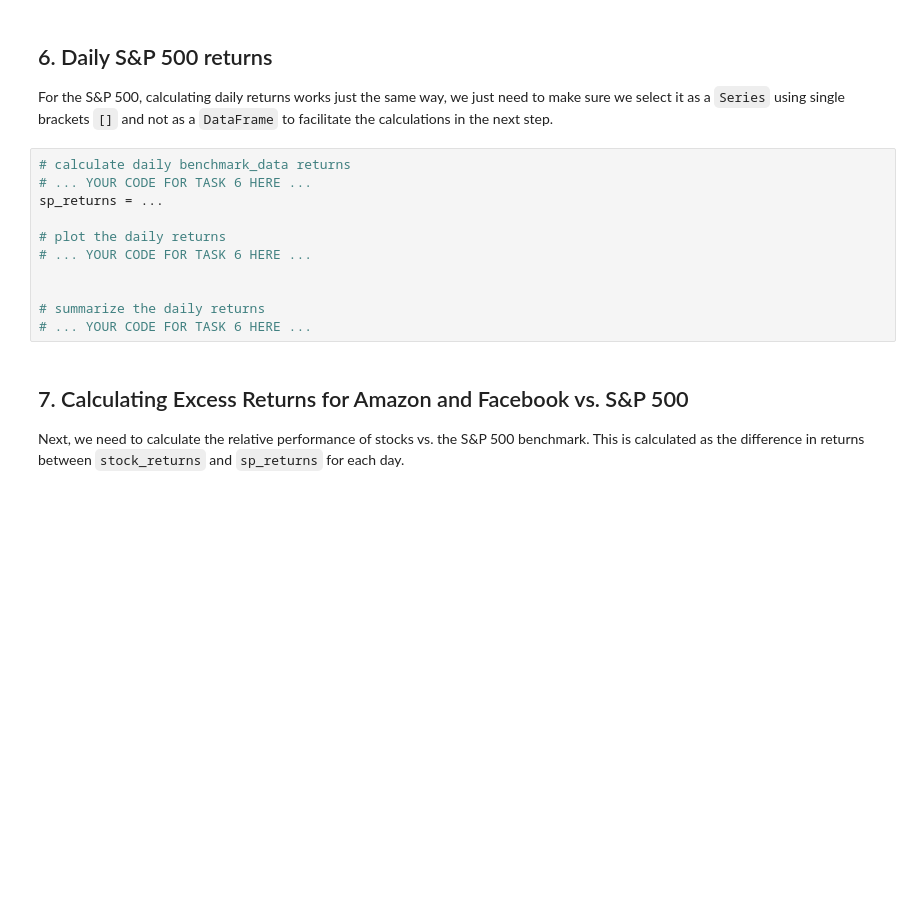
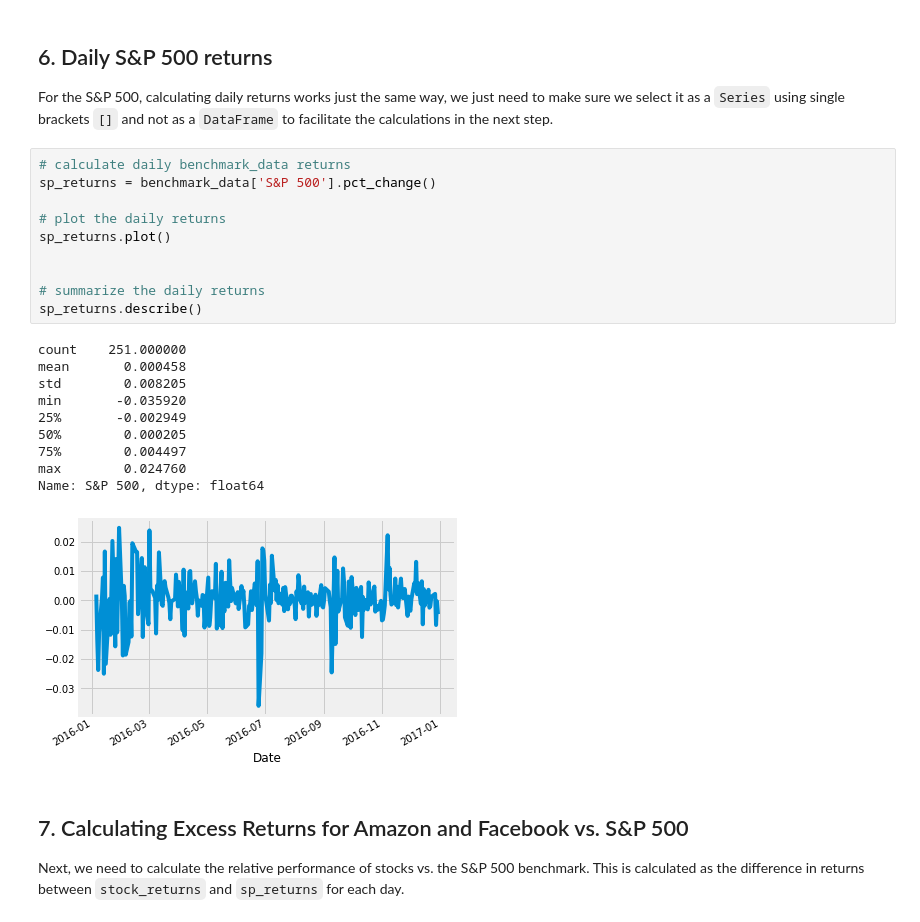
Before and after one commit to leighirving/sharpe-ratio, a Jupyter notebook: notebook.ipynb, the cells around one changed output. Drawn from its saved outputs; the diff is of its cells as text; blank space fills up the shorter version.

Commit message:
Calculate, plot and summarize the benchmark_data returns

```diff
--- a/notebook.ipynb
+++ b/notebook.ipynb
@@ -121,15 +121,25 @@ stock_returns.describe()
 <p>For the S&amp;P 500, calculating daily returns works just the same way, we just need to make sure we select it as a <code>Series</code> using single brackets <code>[]</code> and not as a <code>DataFrame</code> to facilitate the calculations in the next step.</p>
 # %%
 # calculate daily benchmark_data returns
-# ... YOUR CODE FOR TASK 6 HERE ...
-sp_returns = ...
+sp_returns = benchmark_data['S&P 500'].pct_change()
 
 # plot the daily returns
-# ... YOUR CODE FOR TASK 6 HERE ...
+sp_returns.plot()
 
 
 # summarize the daily returns
-# ... YOUR CODE FOR TASK 6 HERE ...
+sp_returns.describe()
+# %% [output]
+count    251.000000
+mean       0.000458
+std        0.008205
+min       -0.035920
+25%       -0.002949
+50%        0.000205
+75%        0.004497
+max        0.024760
+Name: S&P 500, dtype: float64
+[figure, added]
 # %% [markdown]
 ## 7. Calculating Excess Returns for Amazon and Facebook vs. S&P 500
 <p>Next, we need to calculate the relative performance of stocks vs. the S&amp;P 500 benchmark. This is calculated as the difference in returns between <code>stock_returns</code> and <code>sp_returns</code> for each day.</p>
```
